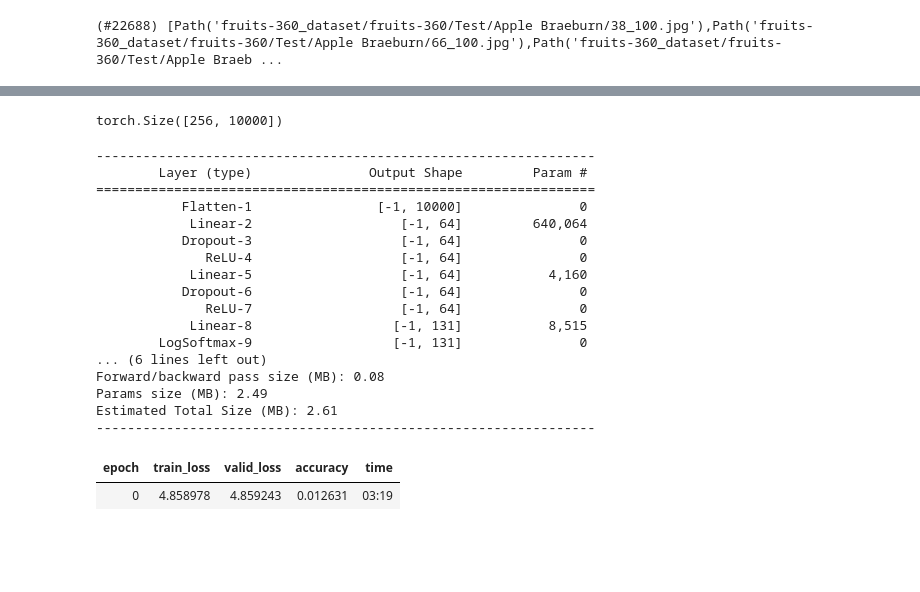
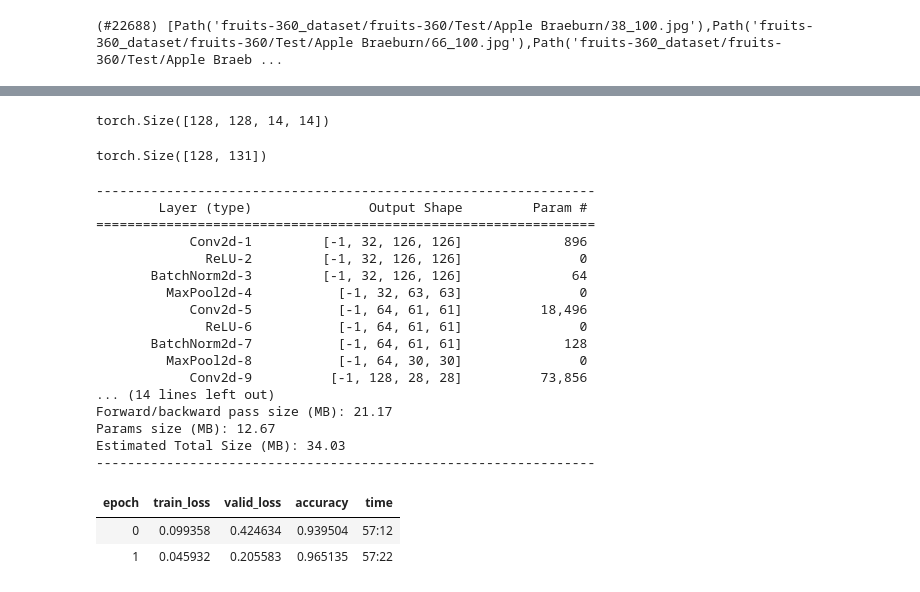
Before and after one commit to kwainright/5156-project, a Jupyter notebook: KalebWainright-Proposal.ipynb, the cells around one changed output, grey strips where cells are left out. Drawn from its saved outputs; the diff is of its cells as text; code cells hidden in the pictures; blank space fills up the shorter version.

```diff
--- a/KalebWainright-Proposal.ipynb
+++ b/KalebWainright-Proposal.ipynb
@@ -173,4 +221,0 @@ torch.Size([256, 1, 100, 100])
-# %%
-trn_vld_dls.one_batch()[0].flatten(start_dim=1).shape
-# %% [output]
-torch.Size([256, 10000])
@@ -177,38 +237,42 @@ torch.Size([256, 10000])
+# %%
+x, y = trn_vld_dls.one_batch()
+cnn_output = cnn_layers(x)
+cnn_output.shape
+# %% [output]
+torch.Size([128, 128, 14, 14])
 # %%
-model = nn.Sequential(
+fc_layers = nn.Sequential(
     nn.Flatten(),
-    nn.Linear(in_features=10000, out_features=64),
-    nn.Dropout(p=.25),
+    nn.Linear(in_features=25088, out_features=128),
     nn.ReLU(),
-    nn.Linear(in_features=64, out_features=64),
-    nn.Dropout(p=.25),
-    nn.ReLU(),
-    nn.Linear(in_features=64, out_features=131),
+    nn.Linear(in_features=128, out_features=131),
     nn.LogSoftmax(dim=1)
 ).to(device)
-
-# TODO 2
-nll_loss = nn.NLLLoss()
-
-learn = Learner(trn_vld_dls, model, opt_func=Adam, loss_func=nll_loss, metrics=accuracy)
+# %%
+fc_output = fc_layers(cnn_output)
+fc_output.shape
+# %% [output]
+torch.Size([128, 131])
+# %%
+model = nn.Sequential(*cnn_layers, *fc_layers)
 # %%
 from torchsummary import summary
-summary(model, trn_vld_dls.one_batch()[0].shape[1:]);
+summary(model, x.shape[1:]);
 # %% [output]
 ----------------------------------------------------------------
         Layer (type)               Output Shape         Param #
 ================================================================
-           Flatten-1                [-1, 10000]               0
-            Linear-2                   [-1, 64]         640,064
-           Dropout-3                   [-1, 64]               0
-              ReLU-4                   [-1, 64]               0
-            Linear-5                   [-1, 64]           4,160
-           Dropout-6                   [-1, 64]               0
-              ReLU-7                   [-1, 64]               0
-            Linear-8                  [-1, 131]           8,515
-        LogSoftmax-9                  [-1, 131]               0
-... (6 lines left out)
-Forward/backward pass size (MB): 0.08
-Params size (MB): 2.49
-Estimated Total Size (MB): 2.61
+            Conv2d-1         [-1, 32, 126, 126]             896
+              ReLU-2         [-1, 32, 126, 126]               0
+       BatchNorm2d-3         [-1, 32, 126, 126]              64
+         MaxPool2d-4           [-1, 32, 63, 63]               0
+            Conv2d-5           [-1, 64, 61, 61]          18,496
+              ReLU-6           [-1, 64, 61, 61]               0
+       BatchNorm2d-7           [-1, 64, 61, 61]             128
+         MaxPool2d-8           [-1, 64, 30, 30]               0
+            Conv2d-9          [-1, 128, 28, 28]          73,856
+... (14 lines left out)
+Forward/backward pass size (MB): 21.17
+Params size (MB): 12.67
+Estimated Total Size (MB): 34.03
 ----------------------------------------------------------------
@@ -215,7 +285,15 @@ Estimated Total Size (MB): 2.61
 # %%
+nll_loss = BaseLoss(nn.NLLLoss)
+
+def decode_nllloss(x):
+    return x.argmax(axis=1)
+nll_loss.decodes = decode_nllloss
+
+reset_model(model)
 learn = Learner(trn_vld_dls, model, opt_func=Adam, loss_func=nll_loss, metrics=accuracy)
 # %%
-learn.fit(n_epoch=1, lr=0.01)
+learn.fit(n_epoch=2, lr=0.001)
 # %% [output]
 | epoch | train_loss | valid_loss | accuracy | time |
-| 0 | 4.858978 | 4.859243 | 0.012631 | 03:19 |
+| 0 | 0.099358 | 0.424634 | 0.939504 | 57:12 |
+| 1 | 0.045932 | 0.205583 | 0.965135 | 57:22 |
```
Also changed, not shown: parts of 24 cells of this notebook.
